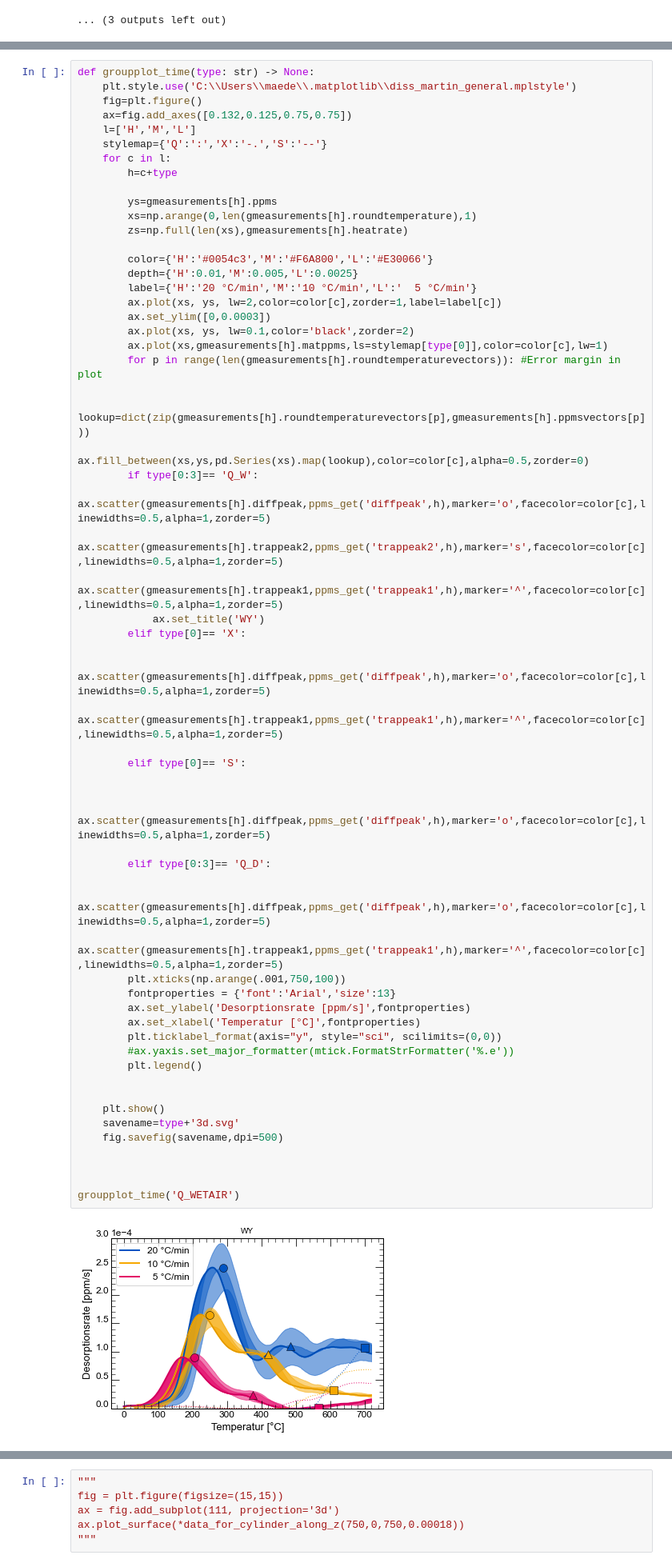
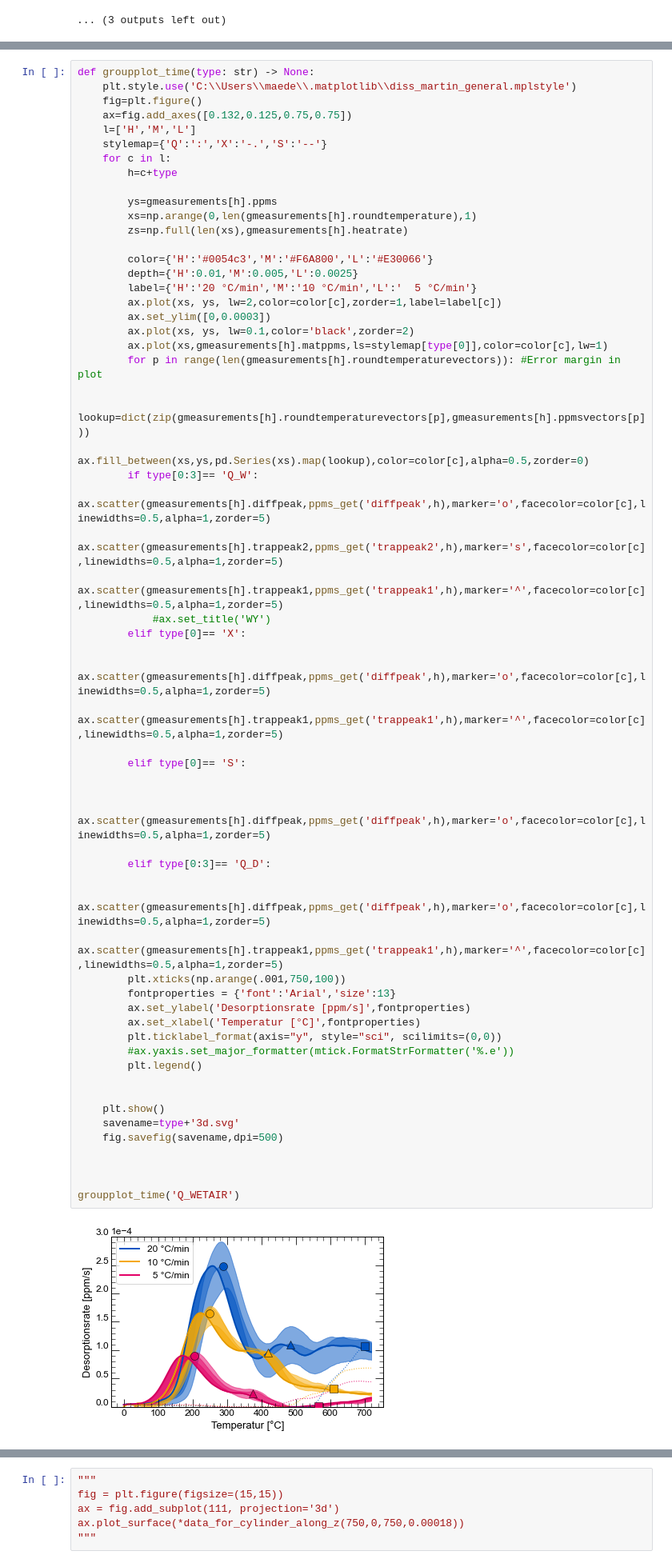
Before and after one commit to KMDE-10/HYDROGEN, a Jupyter notebook: 2020-11_HYDROGEN.ipynb, the cells around one changed output, grey strips where cells are left out. Shown at 80% size. Cells and saved outputs as stored; diff of their text form.

```diff
--- a/2020-11_HYDROGEN.ipynb
+++ b/2020-11_HYDROGEN.ipynb
@@ -1093,39 +1102,39 @@ def groupplot_time(type: str) -> None:
             ax.scatter(gmeasurements[h].diffpeak,ppms_get('diffpeak',h),marker='o',facecolor=color[c],linewidths=0.5,alpha=1,zorder=5)
             ax.scatter(gmeasurements[h].trappeak2,ppms_get('trappeak2',h),marker='s',facecolor=color[c],linewidths=0.5,alpha=1,zorder=5)
             ax.scatter(gmeasurements[h].trappeak1,ppms_get('trappeak1',h),marker='^',facecolor=color[c],linewidths=0.5,alpha=1,zorder=5)
-            ax.set_title('WY')
+            #ax.set_title('WY')
         elif type[0]== 'X':
 
             ax.scatter(gmeasurements[h].diffpeak,ppms_get('diffpeak',h),marker='o',facecolor=color[c],linewidths=0.5,alpha=1,zorder=5)
             ax.scatter(gmeasurements[h].trappeak1,ppms_get('trappeak1',h),marker='^',facecolor=color[c],linewidths=0.5,alpha=1,zorder=5)
 
         elif type[0]== 'S':
 
 
             ax.scatter(gmeasurements[h].diffpeak,ppms_get('diffpeak',h),marker='o',facecolor=color[c],linewidths=0.5,alpha=1,zorder=5)
 
         elif type[0:3]== 'Q_D':
 
             ax.scatter(gmeasurements[h].diffpeak,ppms_get('diffpeak',h),marker='o',facecolor=color[c],linewidths=0.5,alpha=1,zorder=5)
             ax.scatter(gmeasurements[h].trappeak1,ppms_get('trappeak1',h),marker='^',facecolor=color[c],linewidths=0.5,alpha=1,zorder=5)
         plt.xticks(np.arange(.001,750,100))
         fontproperties = {'font':'Arial','size':13}
         ax.set_ylabel('Desorptionsrate [ppm/s]',fontproperties)
         ax.set_xlabel('Temperatur [°C]',fontproperties)
         plt.ticklabel_format(axis="y", style="sci", scilimits=(0,0))
         #ax.yaxis.set_major_formatter(mtick.FormatStrFormatter('%.e'))
         plt.legend()
 
 
     plt.show()
     savename=type+'3d.svg'
     fig.savefig(savename,dpi=500)
 
 
 
 groupplot_time('Q_WETAIR')
 # %% [output]
-[figure, old version]
+[figure, new version]
 # %%
 def d3plot(type: str)-> None:
 
```
Also changed, not shown: parts of 14 cells of this notebook, 1 other file.
